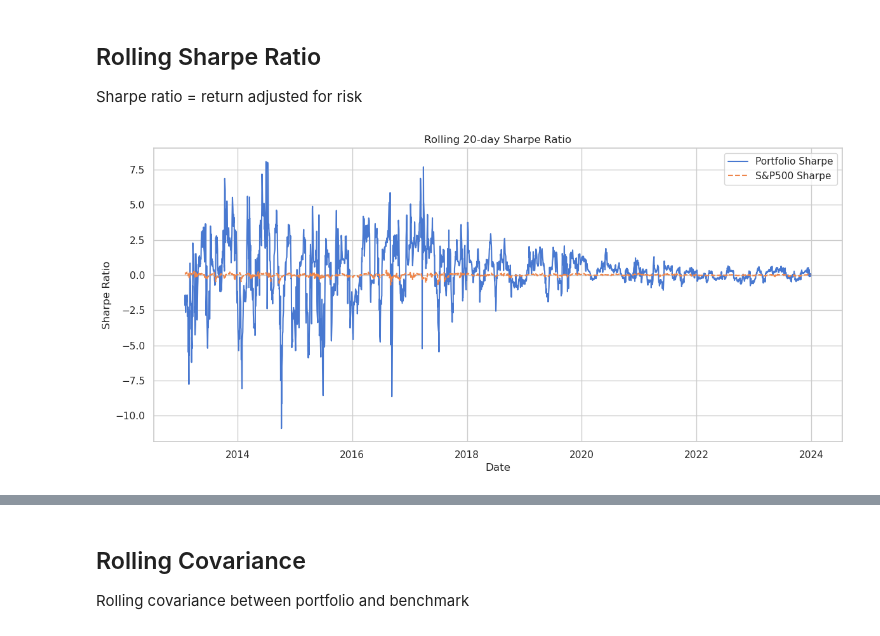
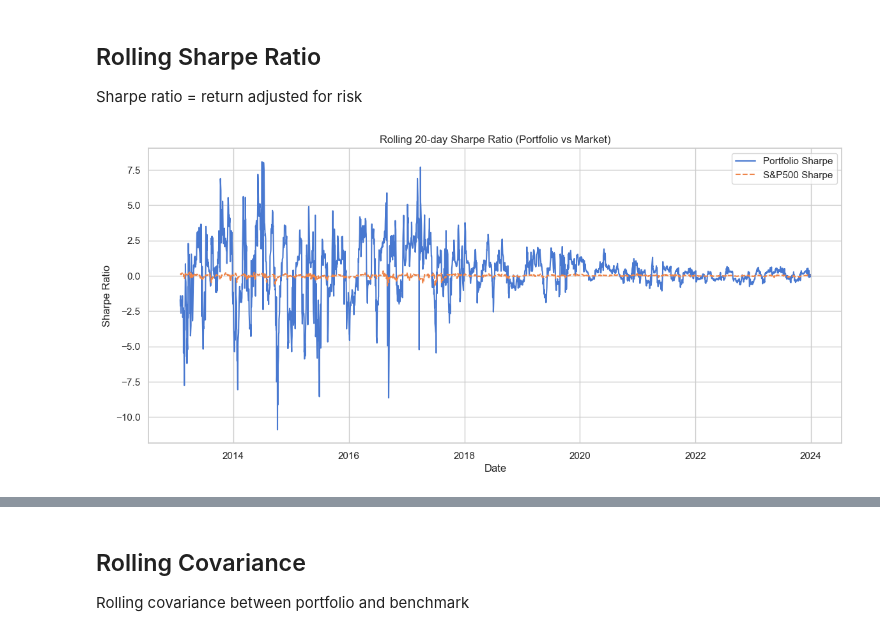
Before and after one commit to krjgmxh2ry-byte/Final_DataProjet_Github, a Jupyter notebook: notebooks/data_exploration.ipynb, the cells around one changed output, grey strips where cells are left out. Drawn from its saved outputs; the diff is of its cells as text; code cells hidden in the pictures.

Commit message:
Add figure captions and explanations to data exploration notebook

```diff
--- a/notebooks/data_exploration.ipynb
+++ b/notebooks/data_exploration.ipynb
@@ -134,14 +183,14 @@ Sharpe ratio = return adjusted for risk
 # %%
 sharpe_port = (r_port_mean - rf['^TNX'].reindex(r_port_mean.index)) / cv_rolling_port
 sharpe_sp500 = (r_sp500 - rf['^TNX'].reindex(r_sp500.index)) / cv_rolling_sp
 
 plt.figure(figsize=(14,6))
 plt.plot(sharpe_port, label="Portfolio Sharpe")
 plt.plot(sharpe_sp500, label="S&P500 Sharpe", linestyle="--")
-plt.title(f"Rolling {window}-day Sharpe Ratio")
+plt.title(f"Rolling {window}-day Sharpe Ratio (Portfolio vs Market)")
 plt.xlabel("Date")
 plt.ylabel("Sharpe Ratio")
 plt.legend()
 plt.show()
 # %% [output]
-[figure, old version]
+[figure, new version]
```
Also changed, not shown: parts of 16 cells of this notebook.
